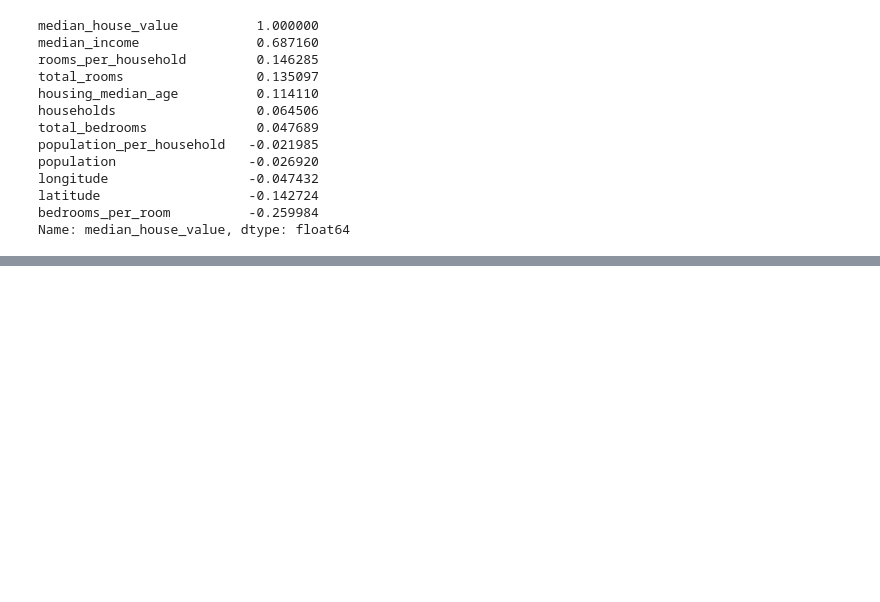
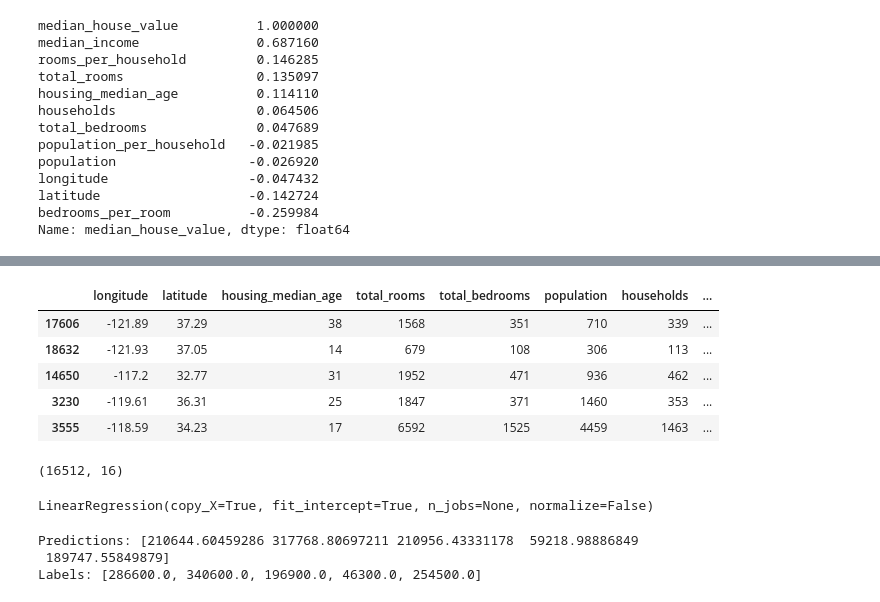
Before and after one commit to InderpalD/Evaluating-Real-Estate, a Jupyter notebook: House_Prices.ipynb, the cells around one changed output, grey strips where cells are left out. Drawn from its saved outputs; the diff is of its cells as text; code cells hidden in the pictures; blank space fills up the shorter version.

Commit message:
Transformed data, ran model. Needs to be fine tuned

```diff
--- a/House_Prices.ipynb
+++ b/House_Prices.ipynb
@@ -258,0 +256,12 @@ housing_labels = strat_train_set["median_house_value"].copy()
+# %%
+'''
+Total bedrooms has missing values. We will replace them with the median of dataset instead of
+with null
+'''
+imputer = SimpleImputer(strategy="median")
+housing_num = housing.drop("ocean_proximity", axis=1)
+imputer.fit(housing_num)
+imputer.statistics_
+X = imputer.transform(housing_num)
+housing_tr = pd.DataFrame(X, columns=housing_num.columns,
+                          index=housing.index)
@@ -258,0 +363,29 @@ housing_labels = strat_train_set["median_house_value"].copy()
+# %%
+from sklearn.preprocessing import FunctionTransformer
+
+def add_extra_features(X, add_bedrooms_per_room=True):
+    rooms_per_household = X[:, rooms_ix] / X[:, household_ix]
+    population_per_household = X[:, population_ix] / X[:, household_ix]
+    if add_bedrooms_per_room:
+        bedrooms_per_room = X[:, bedrooms_ix] / X[:, rooms_ix]
+        return np.c_[X, rooms_per_household, population_per_household,
+                     bedrooms_per_room]
+    else:
+        return np.c_[X, rooms_per_household, population_per_household]
+
+attr_adder = FunctionTransformer(add_extra_features, validate=False,
+                                 kw_args={"add_bedrooms_per_room": False})
+housing_extra_attribs = attr_adder.fit_transform(housing.values)
+# %%
+housing_extra_attribs = pd.DataFrame(
+    housing_extra_attribs,
+    columns=list(housing.columns)+["rooms_per_household", "population_per_household"],
+    index=housing.index)
+housing_extra_attribs.head()
+# %% [output]
+|  | longitude | latitude | housing_median_age | total_rooms | total_bedrooms | population | households | ... |
+| 17606 | -121.89 | 37.29 | 38 | 1568 | 351 | 710 | 339 | ... |
+| 18632 | -121.93 | 37.05 | 14 | 679 | 108 | 306 | 113 | ... |
+| 14650 | -117.2 | 32.77 | 31 | 1952 | 471 | 936 | 462 | ... |
+| 3230 | -119.61 | 36.31 | 25 | 1847 | 371 | 1460 | 353 | ... |
+| 3555 | -118.59 | 34.23 | 17 | 6592 | 1525 | 4459 | 1463 | ... |
@@ -258,0 +408,31 @@ housing_labels = strat_train_set["median_house_value"].copy()
+# %%
+num_attribs = list(housing_num)
+cat_attribs = ["ocean_proximity"]
+
+full_pipeline = ColumnTransformer([
+        ("num", num_pipeline, num_attribs),
+        ("cat", OneHotEncoder(), cat_attribs),
+    ])
+
+housing_prepared = full_pipeline.fit_transform(housing)
+housing_prepared.shape
+# %% [output]
+(16512, 16)
+# %%
+from sklearn.linear_model import LinearRegression
+
+lin_reg = LinearRegression()
+lin_reg.fit(housing_prepared, housing_labels)
+# %% [output]
+LinearRegression(copy_X=True, fit_intercept=True, n_jobs=None, normalize=False)
+# %%
+some_data = housing.iloc[:5]
+some_labels = housing_labels.iloc[:5]
+some_data_prepared = full_pipeline.transform(some_data)
+
+print("Predictions:", lin_reg.predict(some_data_prepared))
+print("Labels:", list(some_labels))
+# %% [output]
+Predictions: [210644.60459286 317768.80697211 210956.43331178  59218.98886849
+ 189747.55849879]
+Labels: [286600.0, 340600.0, 196900.0, 46300.0, 254500.0]
```
Also changed, not shown: parts of 15 cells of this notebook.
